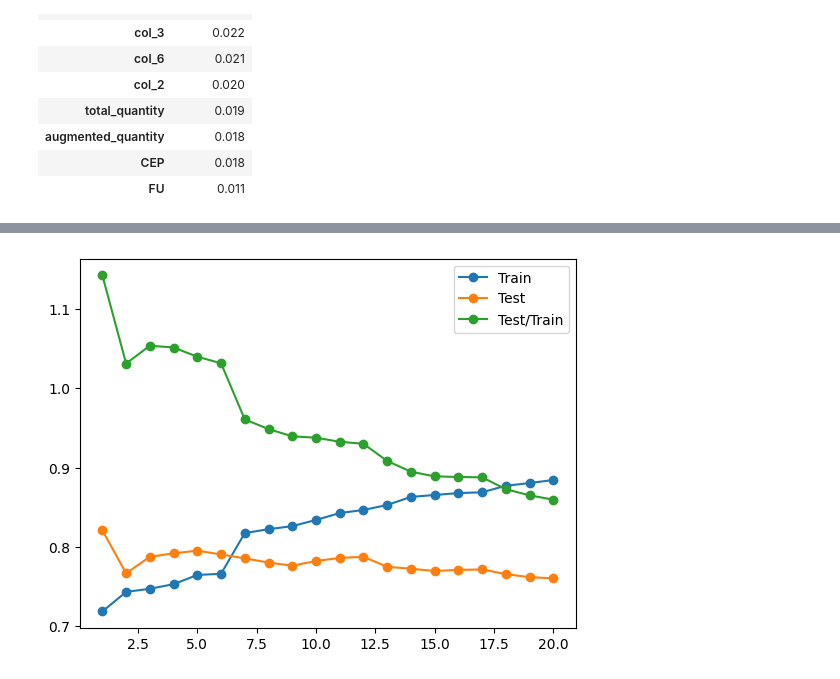
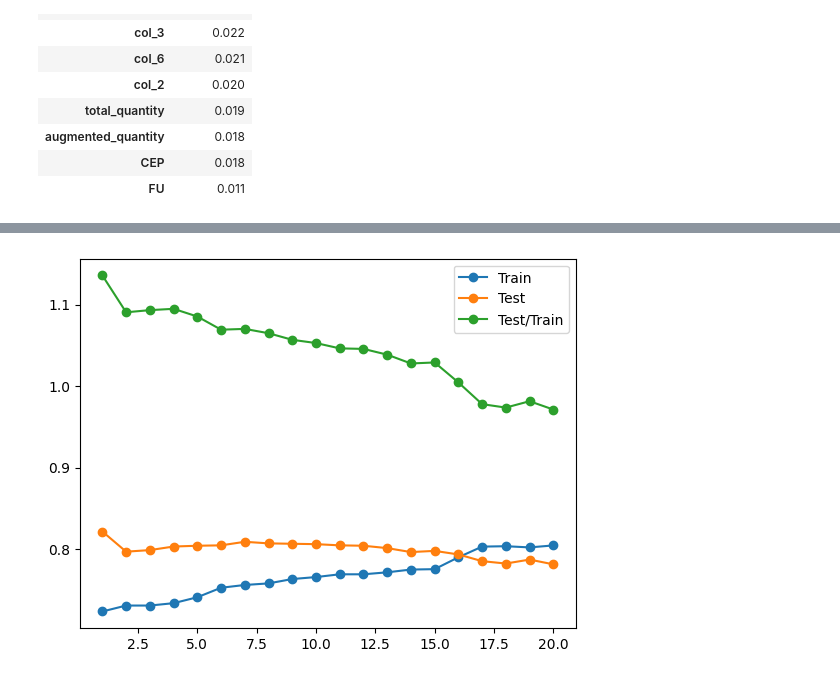
Before and after one commit to galvsoliveira/ds_challenge, a Jupyter notebook: notebooks/classification.ipynb, the cells around one changed output, grey strips where cells are left out. Drawn from its saved outputs; the diff is of its cells as text; code cells hidden in the pictures.

Commit message:
feat: model tuning, feature selection, conclusion

```diff
--- a/notebooks/analysis.ipynb
+++ b/notebooks/classification.ipynb
@@ -539,0 +597,2 @@ importances_forest
+# %%
+top_5_features_xgb = importances_xgb.head(5).index.tolist()
@@ -539,0 +626,13 @@ importances_forest
+# %%
+df_undersampled_2 = df_undersampled[df_undersampled.columns.intersection(top_features+['TARGET'])]
+
+X_train_2 = df_undersampled_2.drop('TARGET', axis=1)
+y_train_2 = df_undersampled_2['TARGET']
+X_test_2 = df_test[df_test.columns.intersection(top_features)]
+y_test_2 = df_test['TARGET']
+
+sc_2 = StandardScaler()
+X_train_2 = sc_2.fit_transform(X_train_2)
+X_test_2 = sc_2.transform(X_test_2)
+
+model_2 = models(X_train_2,y_train_2)
@@ -540,11 +647,11 @@ importances_forest
 # %%
-from sklearn.metrics import confusion_matrix
-for i in range(len(model)):
-   cm = confusion_matrix(y_test, model[i].predict(X_test))
-   #extracting TN, FP, FN, TP
-   TN, FP, FN, TP = confusion_matrix(y_test, model[i].predict(X_test)).ravel()
-   print(cm)
-   print('Model[{}] Testing Accuracy = "{} !"'.format(i,  (TP + TN) / (TP + TN + FN + FP)))
-   print('Model[{}] Testing Precision = "{} !"'.format(i,  (TP) / (TP + FP)))
-   print()# Print a new line
+for i in range(len(model_2)):
+    cm = confusion_matrix(y_test_2, model_2[i].predict(X_test_2))
+    #extracting TN, FP, FN, TP
+    TN, FP, FN, TP = confusion_matrix(y_test_2, model_2[i].predict(X_test_2)).ravel()
+    print(cm)
+    print('Model[{}] Testing Accuracy = "{} !"'.format(i,  (TP + TN) / (TP + TN + FN + FP)))
+    print('Model[{}] Testing Precision = "{} !"'.format(i,  (TP) / (TP + FP)))
+    print('Model[{}] Testing F1 Score = "{} !"'.format(i,  f1_score(y_test_2, model_2[i].predict(X_test_2))))
+    print('----------------------------------------------------')
 # %% [output]
@@ -568,5 +677,10 @@ Model[6] Testing Precision = "0.30603448275862066 !"
 # %%
 #DecisionTree
+
+y_train = y_train_2
+X_train = X_train_2
+y_test = y_test_2
+X_test = X_test_2
 
 from sklearn.tree import DecisionTreeClassifier
 from sklearn.metrics import accuracy_score
@@ -626,8 +740,11 @@ pyplot.show()
 # %%
 #XGBCLassifier
 
-# from sklearn.tree import DecisionTreeClassifier
-# from sklearn.metrics import accuracy_score
+y_train = y_train_2
+X_train = X_train_2
+y_test = y_test_2
+X_test = X_test_2
+
 import xgboost
 from matplotlib import pyplot
 # define lists to collect scores
@@ -681 +798 @@ pyplot.show()
-[figure, old version]
+[figure, new version]
```
Also changed, not shown: parts of 35 cells of this notebook.
